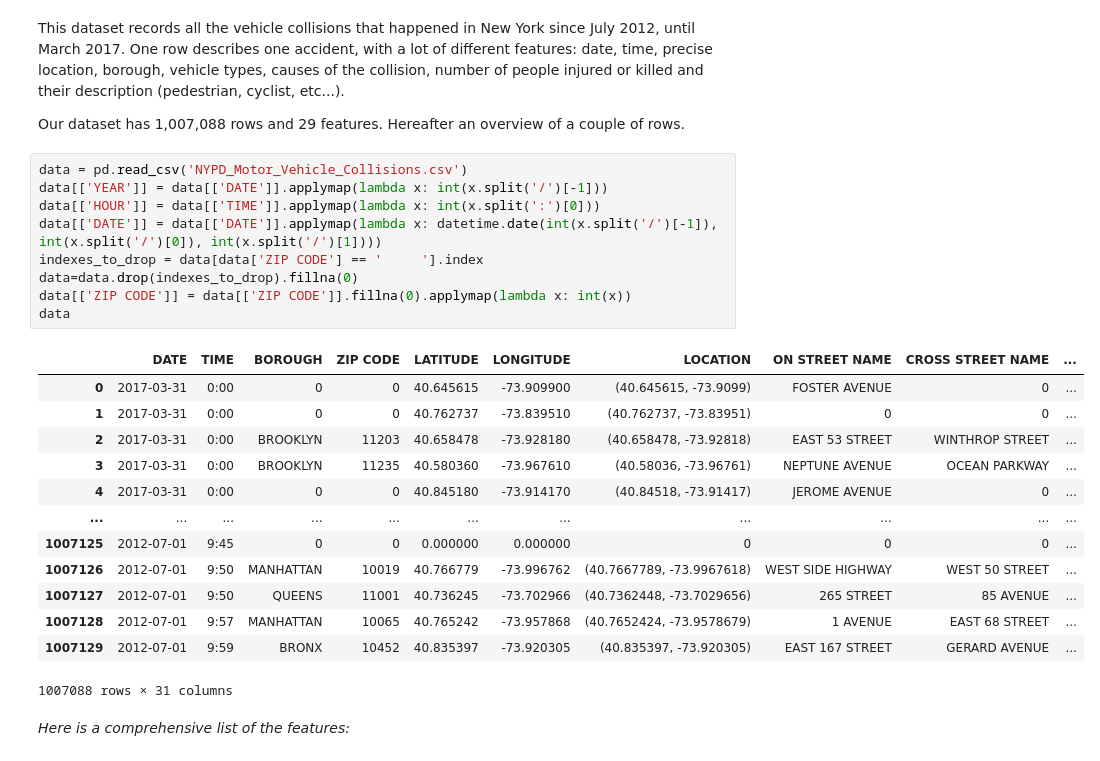
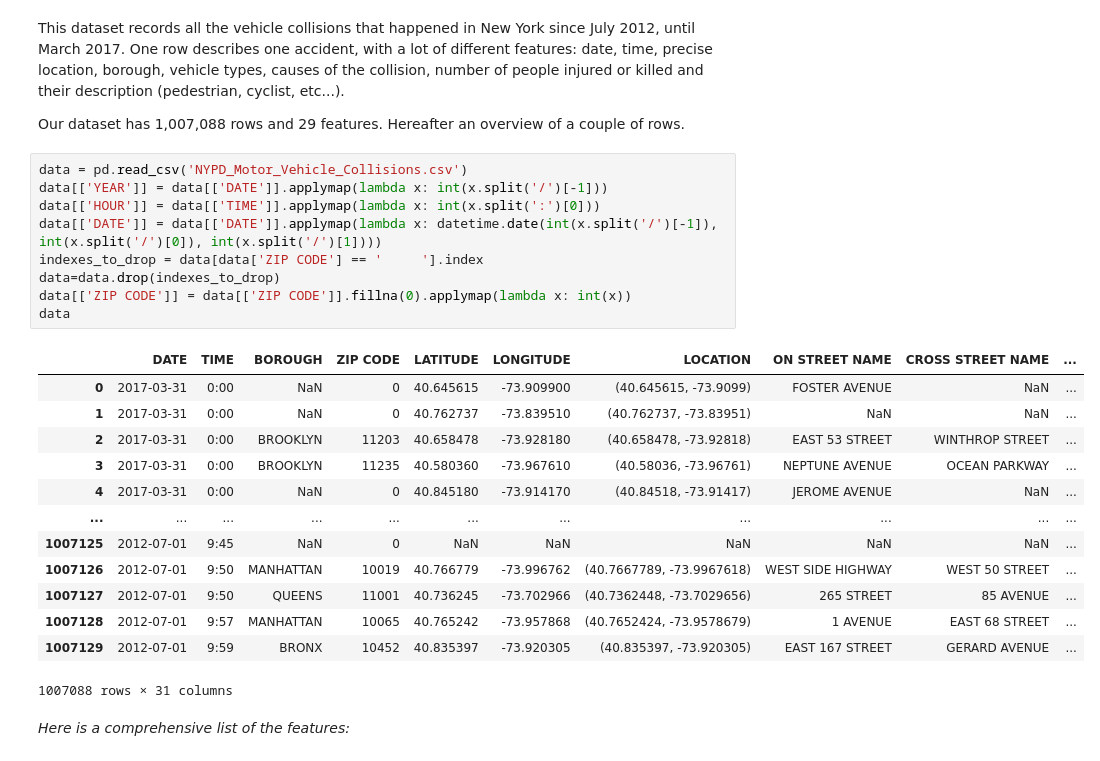
Before and after one commit to tremy2/SocialData, a Jupyter notebook: Explanatory-notebook.ipynb, the cells around one changed output. Drawn from its saved outputs; the diff is of its cells as text.

```diff
--- a/Explanatory-notebook.ipynb
+++ b/Explanatory-notebook.ipynb
@@ -21,21 +37,21 @@ Our dataset has 1,007,088 rows and 29 features. Hereafter an overview of a coupl
 # %%
 data = pd.read_csv('NYPD_Motor_Vehicle_Collisions.csv')
 data[['YEAR']] = data[['DATE']].applymap(lambda x: int(x.split('/')[-1]))
 data[['HOUR']] = data[['TIME']].applymap(lambda x: int(x.split(':')[0]))
 data[['DATE']] = data[['DATE']].applymap(lambda x: datetime.date(int(x.split('/')[-1]), int(x.split('/')[0]), int(x.split('/')[1])))
 indexes_to_drop = data[data['ZIP CODE'] == '     '].index
-data=data.drop(indexes_to_drop).fillna(0)
+data=data.drop(indexes_to_drop)
 data[['ZIP CODE']] = data[['ZIP CODE']].fillna(0).applymap(lambda x: int(x))
 data
 # %% [output]
 |  | DATE | TIME | BOROUGH | ZIP CODE | LATITUDE | LONGITUDE | LOCATION | ON STREET NAME | CROSS STREET NAME | ... |
-| 0 | 2017-03-31 | 0:00 | 0 | 0 | 40.645615 | -73.909900 | (40.645615, -73.9099) | FOSTER AVENUE | 0 | ... |
-| 1 | 2017-03-31 | 0:00 | 0 | 0 | 40.762737 | -73.839510 | (40.762737, -73.83951) | 0 | 0 | ... |
+| 0 | 2017-03-31 | 0:00 | NaN | 0 | 40.645615 | -73.909900 | (40.645615, -73.9099) | FOSTER AVENUE | NaN | ... |
+| 1 | 2017-03-31 | 0:00 | NaN | 0 | 40.762737 | -73.839510 | (40.762737, -73.83951) | NaN | NaN | ... |
 | 2 | 2017-03-31 | 0:00 | BROOKLYN | 11203 | 40.658478 | -73.928180 | (40.658478, -73.92818) | EAST 53 STREET | WINTHROP STREET | ... |
 | 3 | 2017-03-31 | 0:00 | BROOKLYN | 11235 | 40.580360 | -73.967610 | (40.58036, -73.96761) | NEPTUNE AVENUE | OCEAN PARKWAY | ... |
-| 4 | 2017-03-31 | 0:00 | 0 | 0 | 40.845180 | -73.914170 | (40.84518, -73.91417) | JEROME AVENUE | 0 | ... |
+| 4 | 2017-03-31 | 0:00 | NaN | 0 | 40.845180 | -73.914170 | (40.84518, -73.91417) | JEROME AVENUE | NaN | ... |
 | ... | ... | ... | ... | ... | ... | ... | ... | ... | ... | ... |
-| 1007125 | 2012-07-01 | 9:45 | 0 | 0 | 0.000000 | 0.000000 | 0 | 0 | 0 | ... |
+| 1007125 | 2012-07-01 | 9:45 | NaN | 0 | NaN | NaN | NaN | NaN | NaN | ... |
 | 1007126 | 2012-07-01 | 9:50 | MANHATTAN | 10019 | 40.766779 | -73.996762 | (40.7667789, -73.9967618) | WEST SIDE HIGHWAY | WEST 50 STREET | ... |
 | 1007127 | 2012-07-01 | 9:50 | QUEENS | 11001 | 40.736245 | -73.702966 | (40.7362448, -73.7029656) | 265 STREET | 85 AVENUE | ... |
 | 1007128 | 2012-07-01 | 9:57 | MANHATTAN | 10065 | 40.765242 | -73.957868 | (40.7652424, -73.9578679) | 1 AVENUE | EAST 68 STREET | ... |
```
Also changed, not shown: parts of 36 cells of this notebook, 2 other files.
